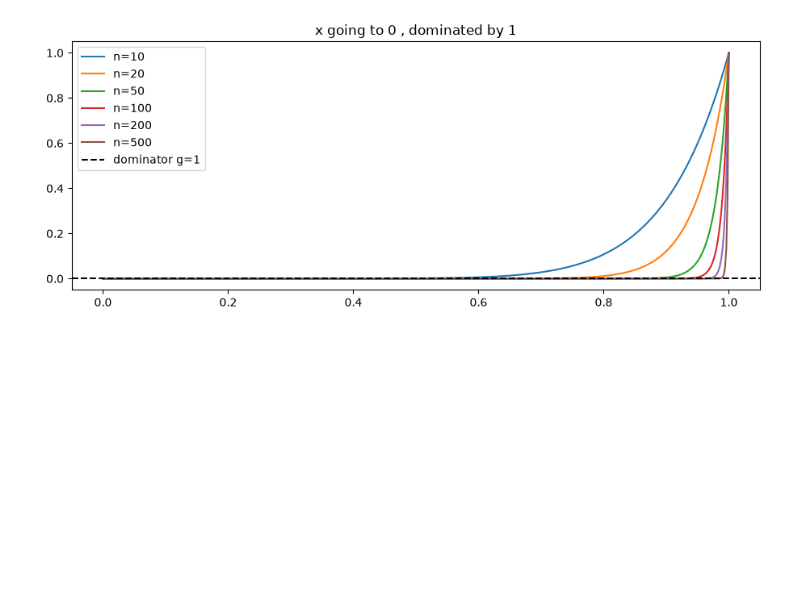
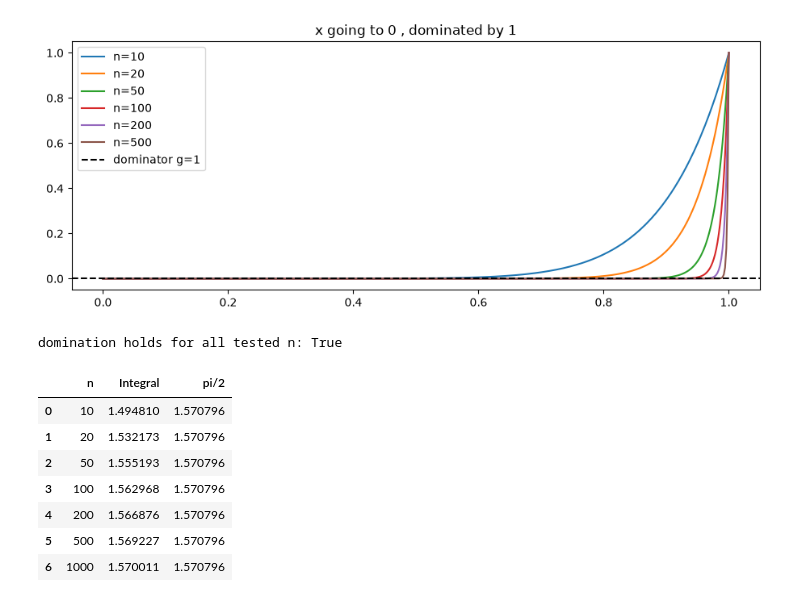
Before and after one commit to YasmineCharifi/Brownian-Motion-Simulator, a Jupyter notebook: notebooks/dominated_convergennce.ipynb, the cells around one changed output. Saved outputs shown, nothing was run; the diff lists cells and outputs as text; code cells hidden in the pictures; blank space fills up the shorter version.

```diff
--- a/notebooks/dominated_convergennce.ipynb
+++ b/notebooks/dominated_convergennce.ipynb
@@ -59,3 +59,24 @@ plt.title("x going to 0 , dominated by 1"); plt.legend(); plt.show()
 | 5 | 500 | 0.001996 | 0.001996 | 0.000000 |
 | 6 | 1000 | 0.000999 | 0.000999 | 0.000000 |
 [figure]
+# %%
+f = lambda x, n: np.sinc(x/(n*np.pi))/(1 + x**2) # sinc(x/(n*pi))/(1+x^2)
+g = lambda x: 1/(1 + x**2) # dominator g=1/(1+x^2)
+
+xs = np.linspace(0,500, 200001)
+print("domination holds for all tested n:",
+      np.all([np.all(np.abs(f(xs, n)) <= g(xs)+1e-15) for n in [10, 20, 50, 100, 200, 500]]))
+
+rows = [(n, integrate(lambda x: f(x, n), 0, np.inf)) for n in [10, 20, 50, 100, 200, 500, 1000]]
+df = pd.DataFrame(rows, columns=['n', 'Integral']); df["pi/2"]= np.pi/2
+display(df)
+# %% [output]
+domination holds for all tested n: True
+|  | n | Integral | pi/2 |
+| 0 | 10 | 1.494810 | 1.570796 |
+| 1 | 20 | 1.532173 | 1.570796 |
+| 2 | 50 | 1.555193 | 1.570796 |
+| 3 | 100 | 1.562968 | 1.570796 |
+| 4 | 200 | 1.566876 | 1.570796 |
+| 5 | 500 | 1.569227 | 1.570796 |
+| 6 | 1000 | 1.570011 | 1.570796 |
```
Also changed, not shown: parts of 1 cell of this notebook.
